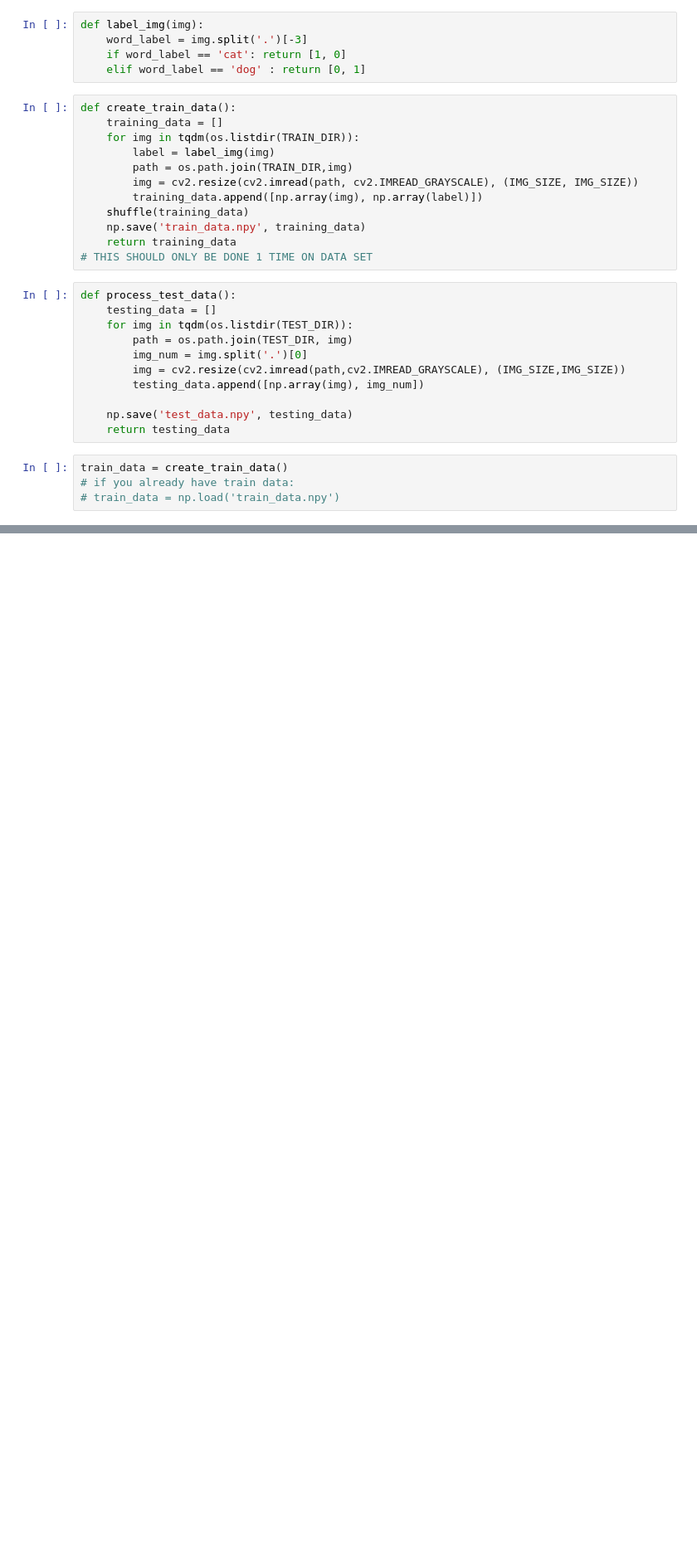
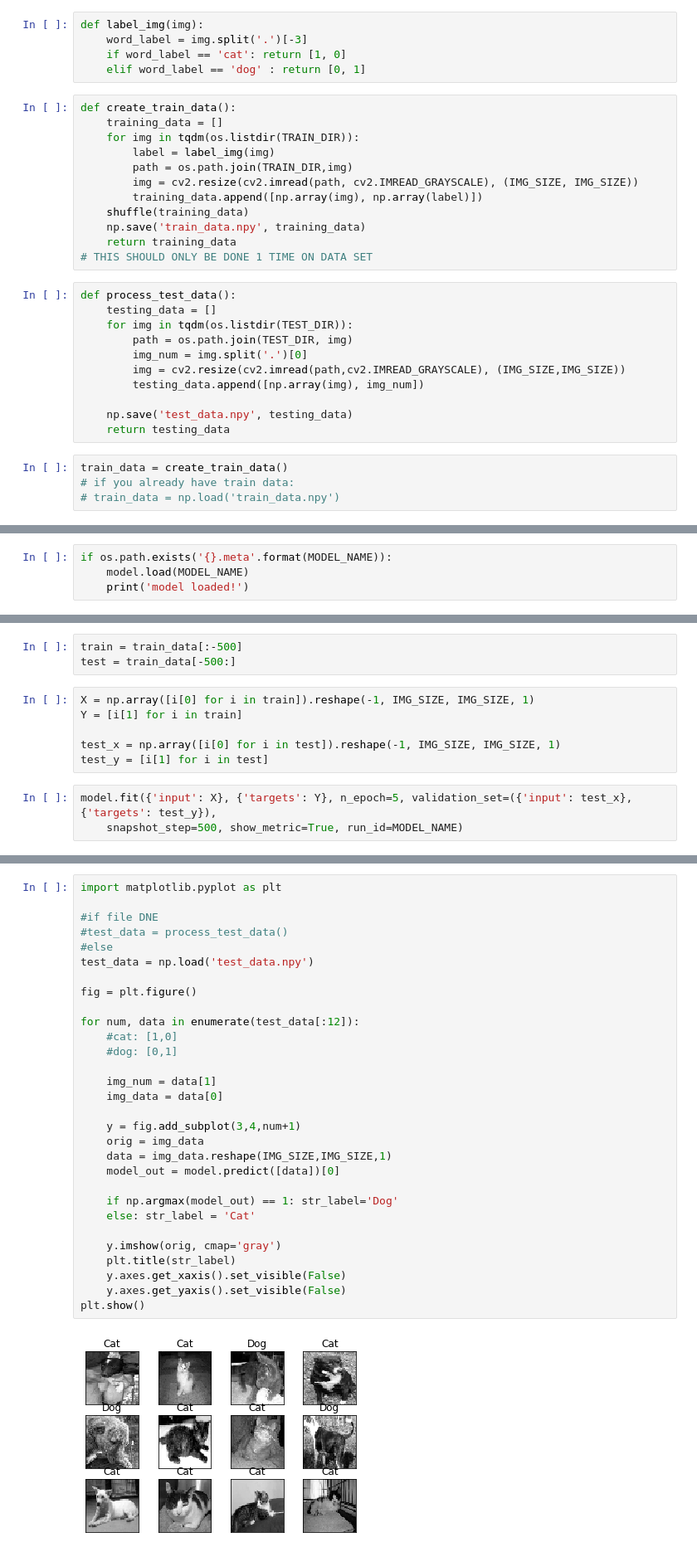
Before and after one commit to hking4/breakAndInspect, a Jupyter notebook: Binary Image CNN.ipynb, the cells around one changed output, grey strips where cells are left out. Shown at 83% size. Saved outputs shown, nothing was run; the diff lists cells and outputs as text; blank space fills up the shorter version.

```diff
--- a/Binary Image CNN.ipynb
+++ b/Binary Image CNN.ipynb
@@ -76,0 +103,4 @@ ImportError: Traceback (most recent call last):
+# %%
+if os.path.exists('{}.meta'.format(MODEL_NAME)):
+    model.load(MODEL_NAME)
+    print('model loaded!')
@@ -76,0 +113,12 @@ ImportError: Traceback (most recent call last):
+# %%
+train = train_data[:-500]
+test = train_data[-500:]
+# %%
+X = np.array([i[0] for i in train]).reshape(-1, IMG_SIZE, IMG_SIZE, 1)
+Y = [i[1] for i in train]
+
+test_x = np.array([i[0] for i in test]).reshape(-1, IMG_SIZE, IMG_SIZE, 1)
+test_y = [i[1] for i in test]
+# %%
+model.fit({'input': X}, {'targets': Y}, n_epoch=5, validation_set=({'input': test_x}, {'targets': test_y}),
+    snapshot_step=500, show_metric=True, run_id=MODEL_NAME)
@@ -76,0 +137,32 @@ ImportError: Traceback (most recent call last):
+# %%
+import matplotlib.pyplot as plt
+
+#if file DNE
+#test_data = process_test_data()
+#else
+test_data = np.load('test_data.npy')
+
+fig = plt.figure()
+
+for num, data in enumerate(test_data[:12]):
+    #cat: [1,0]
+    #dog: [0,1]
+
+    img_num = data[1]
+    img_data = data[0]
+
+    y = fig.add_subplot(3,4,num+1)
+    orig = img_data
+    data = img_data.reshape(IMG_SIZE,IMG_SIZE,1)
+    model_out = model.predict([data])[0]
+
+    if np.argmax(model_out) == 1: str_label='Dog'
+    else: str_label = 'Cat'
+
+    y.imshow(orig, cmap='gray')
+    plt.title(str_label)
+    y.axes.get_xaxis().set_visible(False)
+    y.axes.get_yaxis().set_visible(False)
+plt.show()
+# %% [output]
+[figure, added]
```
Also changed, not shown: parts of 8 cells of this notebook.
